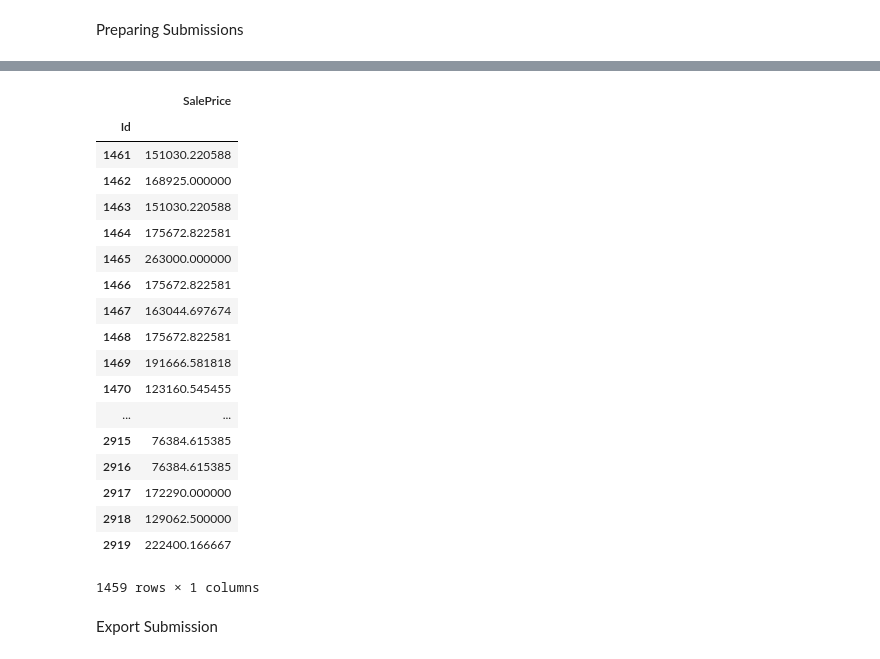
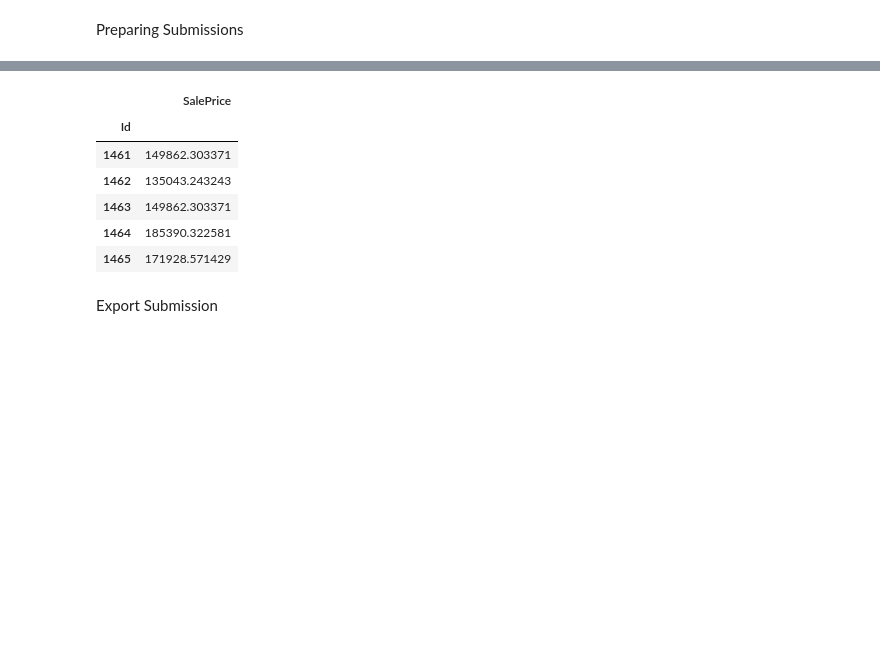
Before and after one commit to malcolmRite/House-Price-Predictions, a Jupyter notebook: Housing Prices Code.ipynb, the cells around one changed output, grey strips where cells are left out. Drawn from its saved outputs; the diff is of its cells as text; code cells hidden in the pictures; blank space fills up the shorter version.

```diff
--- a/Housing Prices Code.ipynb
+++ b/Housing Prices Code.ipynb
@@ -37,3 +115,3 @@ sum(train_set["MSSubClass"].isna())
 # %%
-
 X = train_set.drop(['Id'], axis=1)
+Y = train_set["SalePrice"]
@@ -49,4 +118,2 @@ Name: SalePrice, dtype: int64
 # %%
-train, test, train_labels, test_labels = train_test_split(X,
-                                         Y,
-                                         test_size = 0.3,)
+train, test, train_labels, test_labels = train_test_split(X, Y, test_size = 0.30)
@@ -57,7 +124,7 @@ train_labels = np.array(train_labels)
 # %% [markdown]
 Scenario One: All Variables
 # %%
-features = ['LotArea', 'OverallQual', 'BedroomAbvGr', 'TotRmsAbvGrd', 'GarageArea']
+features = ['LotArea', 'OverallQual', 'BedroomAbvGr', 'TotRmsAbvGrd', 'GarageArea', 'MSSubClass']
 
 X1 = sm.add_constant(train[features])
 reg = sm.OLS(train_labels, X1).fit()
@@ -146,3 +219,7 @@ Preparing Submissions
 # %%
 sub_data = test_set[features]
 sub_data = sub_data.fillna(0)
+
+tooLargeA = tooLarge(sub_data["LotArea"])
+printMatches(sub_data, tooLargeA)
+sub_data = sub_data.drop(tooLargeA)
@@ -155,26 +236,14 @@ array([151030.22058824, 168925.        , 151030.22058824, ...,
 # %%
 sub_predictions = pd.DataFrame(sub_predictions, index = test_set["Id"], columns = ["SalePrice"])
-sub_predictions
+sub_predictions.head()
 # %% [output]
 |  | SalePrice |
 | Id |  |
-| 1461 | 151030.220588 |
-| 1462 | 168925.000000 |
-| 1463 | 151030.220588 |
-| 1464 | 175672.822581 |
-| 1465 | 263000.000000 |
-| 1466 | 175672.822581 |
-| 1467 | 163044.697674 |
-| 1468 | 175672.822581 |
-| 1469 | 191666.581818 |
-| 1470 | 123160.545455 |
-| ... | ... |
-| 2915 | 76384.615385 |
-| 2916 | 76384.615385 |
-| 2917 | 172290.000000 |
-| 2918 | 129062.500000 |
-| 2919 | 222400.166667 |
+| 1461 | 149862.303371 |
+| 1462 | 135043.243243 |
+| 1463 | 149862.303371 |
+| 1464 | 185390.322581 |
+| 1465 | 171928.571429 |
-1459 rows × 1 columns
 # %% [markdown]
 Export Submission
 # %%
```
Also changed, not shown: parts of 22 cells of this notebook.
